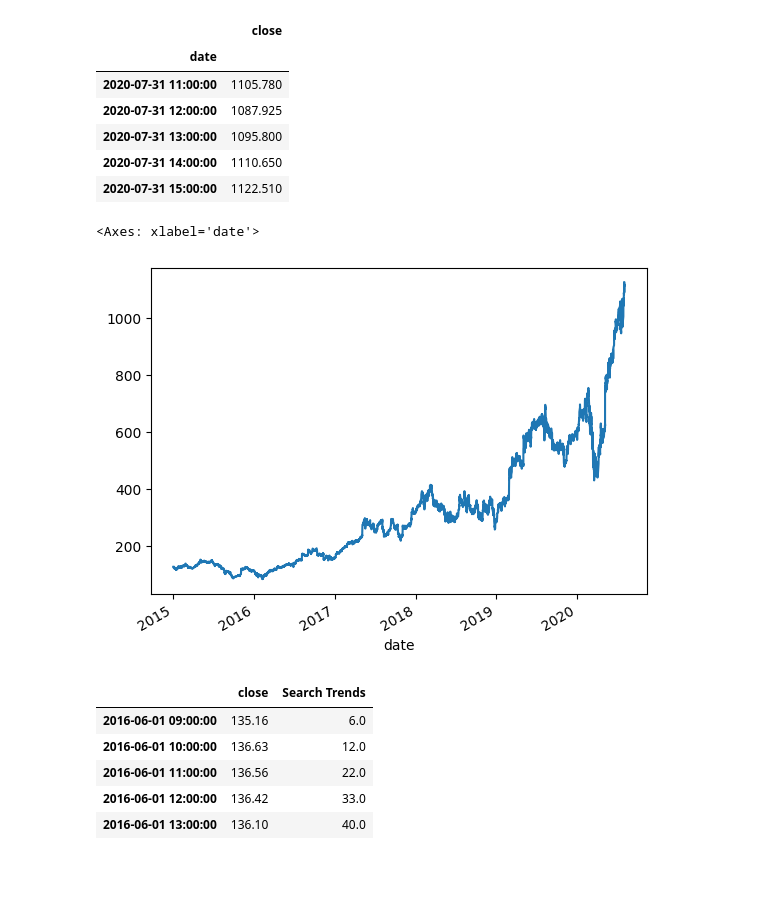
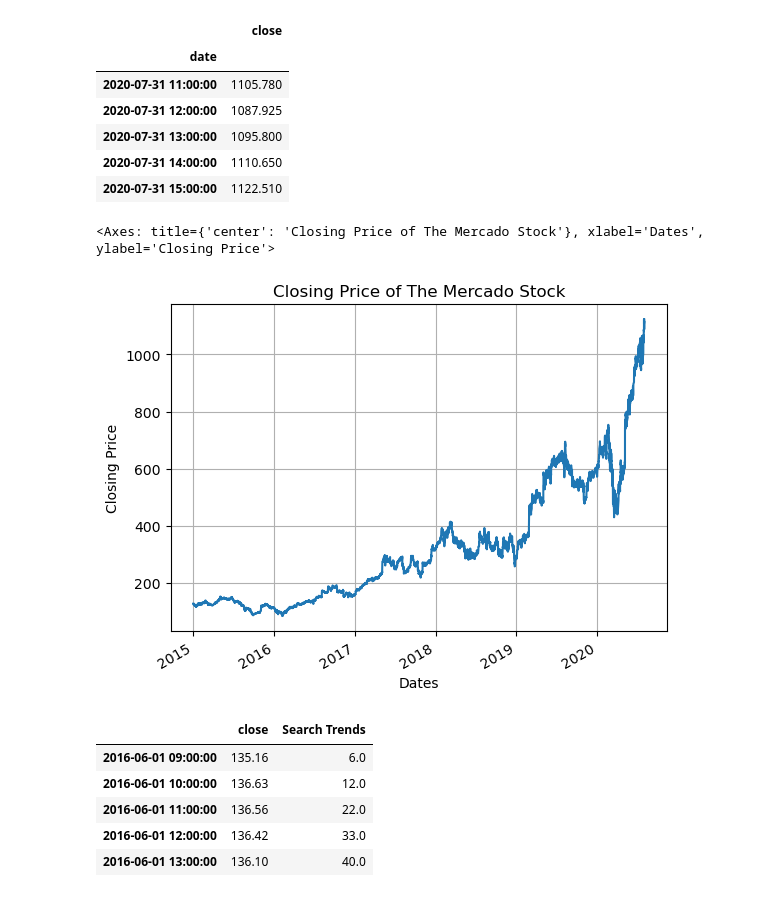
Before and after one commit to Sezeri/prophet-challenge, a Jupyter notebook: Copy_of_forecasting_net_prophet.ipynb, the cells around one changed output. Cells and saved outputs as stored; diff of their text form; code cells hidden in the pictures; blank space fills up the shorter version.

```diff
--- a/Copy_of_forecasting_net_prophet.ipynb
+++ b/Copy_of_forecasting_net_prophet.ipynb
@@ -258,9 +255,11 @@ display(df_mercado_stock.tail())
 | 2020-07-31 15:00:00 | 1122.510 |
 # %%
 # Visualize the closing price of the df_mercado_stock DataFrame
+df_mercado_stock['close'].plot(title='Closing Price of The Mercado Stock', xlabel='Dates',\
+                                             ylabel='Closing Price', grid=True )
 # %% [output]
-<Axes: xlabel='date'>
+<Axes: title={'center': 'Closing Price of The Mercado Stock'}, xlabel='Dates', ylabel='Closing Price'>
-[figure, old version]
+[figure, new version]
 # %%
 # Concatenate the df_mercado_stock DataFrame with the df_mercado_trends DataFrame
 # Concatenate the DataFrame by columns (axis=1), and drop and rows with only one column of data
```
Also changed, not shown: parts of 39 cells of this notebook.
